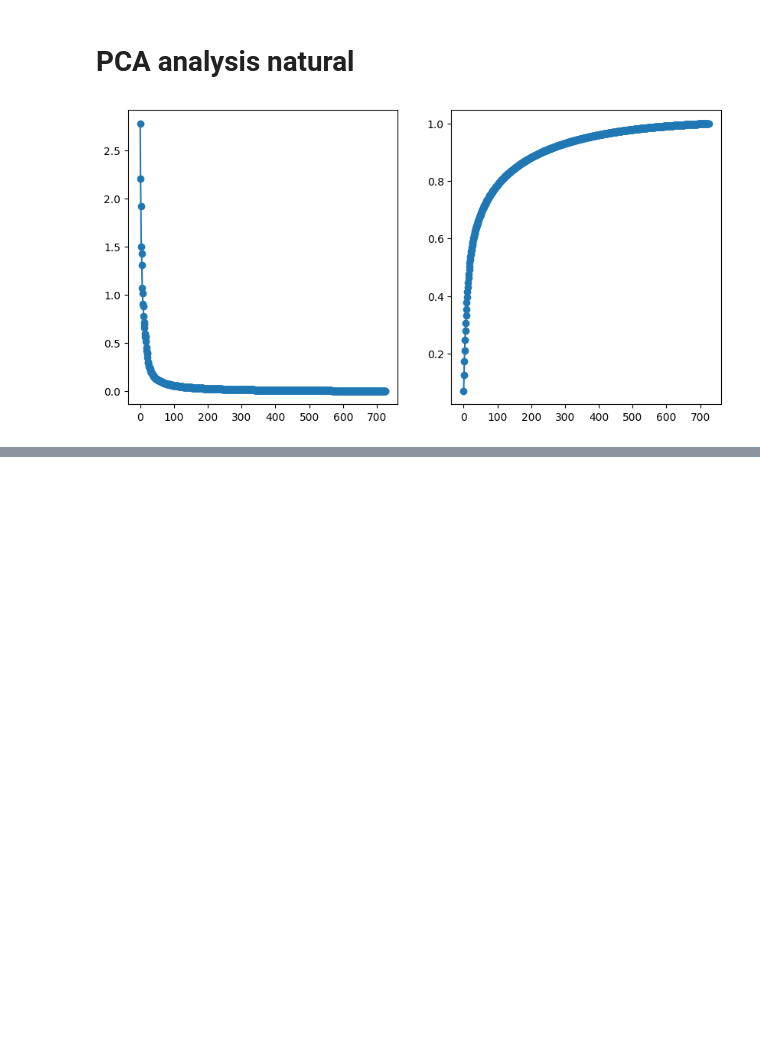
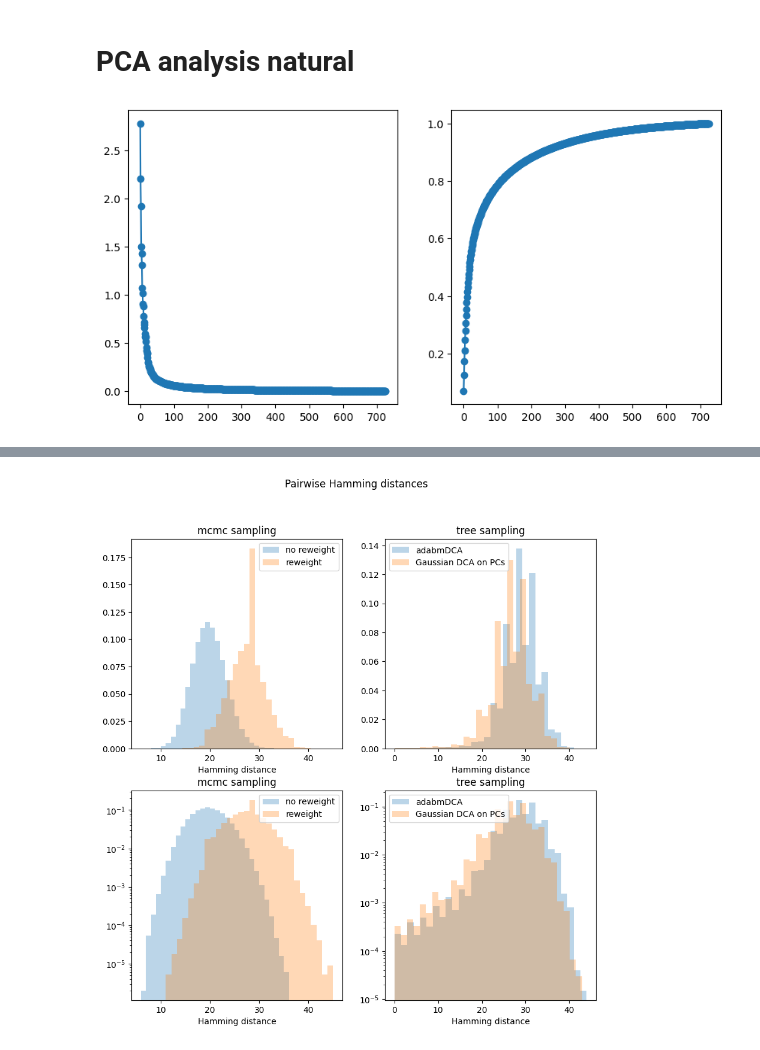
Before and after one commit to matteodeleonardis/PhyloBM, a Jupyter notebook: DBD/notebooks/sampling_reweighting.ipynb, the cells around one changed output, grey strips where cells are left out. Drawn from its saved outputs; the diff is of its cells as text; code cells hidden in the pictures; blank space fills up the shorter version.

```diff
--- a/DBD/notebooks/sampling_reweighting.ipynb
+++ b/DBD/notebooks/sampling_reweighting.ipynb
@@ -452,0 +524,42 @@ gcf()
+# %%
+dist_pairwise_tree_pca = zeros(Int, n_samples_tree*(n_samples_tree-1)÷2)
+cnt =1
+for i in 1:n_samples_tree
+    for j in 1:i-1
+        dist_pairwise_tree_pca[cnt] = sum(msa_tree_pca[:,i] .!= msa_tree_pca[:,j])
+        cnt += 1
+    end
+end
+# %%
+fig, ax = subplots(2,2,5)
+fig.suptitle("Pairwise Hamming distances")
+
+ax[1,1].hist(dist_pairwise_mcmc_no_reweight, bins=30, label="no reweight", alpha=0.3, density=true)
+ax[1,1].hist(dist_pairwise_mcmc_reweight, bins=30, label="reweight", alpha=0.3, density=true)
+ax[1,1].set_title("mcmc sampling")
+ax[1,1].set_xlabel("Hamming distance")
+ax[1,1].legend()
+
+ax[1,2].hist(dist_pairwise_tree, bins=30, density=true, alpha=0.3, label="adabmDCA")
+ax[1,2].hist(dist_pairwise_tree_pca, bins=30, density=true, alpha=0.3, label="Gaussian DCA on PCs")
+ax[1,2].set_xlabel("Hamming distance")
+ax[1,2].set_title("tree sampling")
+ax[1,2].legend()
+
+ax[2,1].hist(dist_pairwise_mcmc_no_reweight, bins=30, label="no reweight", alpha=0.3, density=true)
+ax[2,1].hist(dist_pairwise_mcmc_reweight, bins=30, label="reweight", alpha=0.3, density=true)
+ax[2,1].set_title("mcmc sampling")
+ax[2,1].set_xlabel("Hamming distance")
+ax[2,1].set_yscale(:log)
+ax[2,1].legend()
+
+ax[2,2].hist(dist_pairwise_tree, bins=30, density=true, alpha=0.3, label="adabmDCA")
+ax[2,2].hist(dist_pairwise_tree_pca, bins=30, density=true, alpha=0.3, label="Gaussian DCA on PCs")
+ax[2,2].set_xlabel("Hamming distance")
+ax[2,2].set_title("tree sampling")
+ax[2,2].legend()
+ax[2,2].set_yscale(:log)
+
+gcf()
+# %% [output]
+[figure, added]
```
Also changed, not shown: parts of 16 cells of this notebook.
